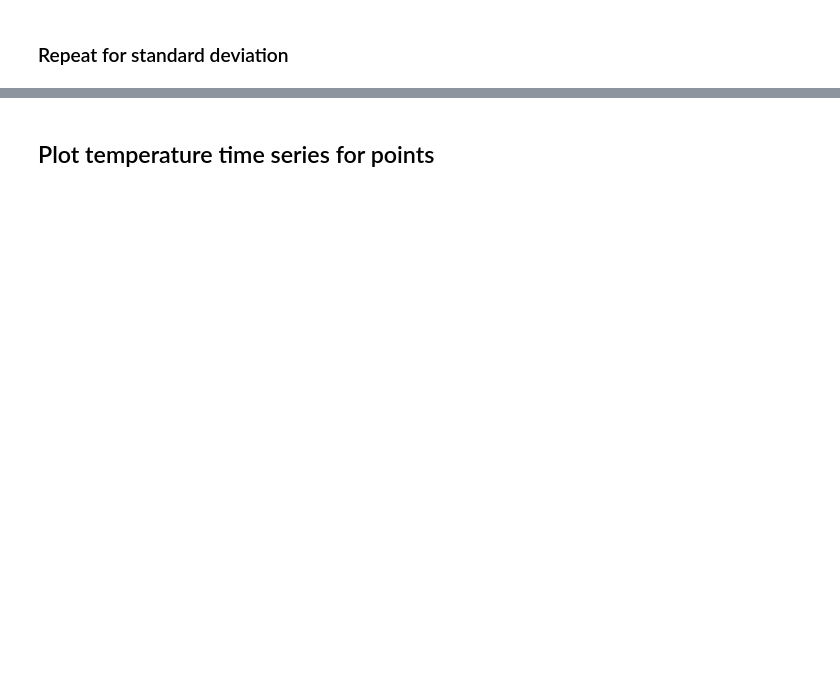
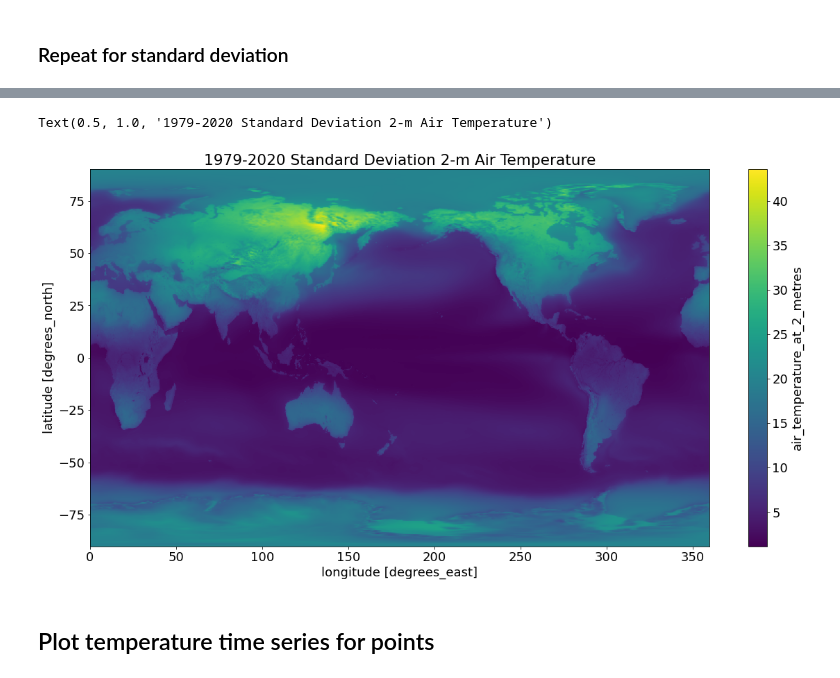
Before and after one commit to awslabs/amazon-asdi, a Jupyter notebook: examples/dask/notebooks/era5.ipynb, the cells around one changed output, grey strips where cells are left out. Cells and saved outputs as stored; diff of their text form; code cells hidden in the pictures; blank space fills up the shorter version.

```diff
--- a/examples/dask/notebooks/era5.ipynb
+++ b/examples/dask/notebooks/era5.ipynb
@@ -110,0 +143,3 @@ temp_std = ds['air_temperature_at_2_metres'].std(dim='time0')
+# %%
+temp_std = temp_std.persist()
+progress(temp_std)
@@ -111,6 +148,10 @@ temp_std = ds['air_temperature_at_2_metres'].std(dim='time0')
 # %%
+temp_std.compute()
 temp_std.plot(figsize=(20, 10))
-plt.title('2010-2020 Standard Deviation 2-m Air Temperature')
+plt.title('1979-2020 Standard Deviation 2-m Air Temperature')
+# %% [output]
+Text(0.5, 1.0, '1979-2020 Standard Deviation 2-m Air Temperature')
+[figure, added]
 # %% [markdown]
 ## Plot temperature time series for points
 # %%
```
Also changed, not shown: parts of 17 cells of this notebook, 5 other files.
